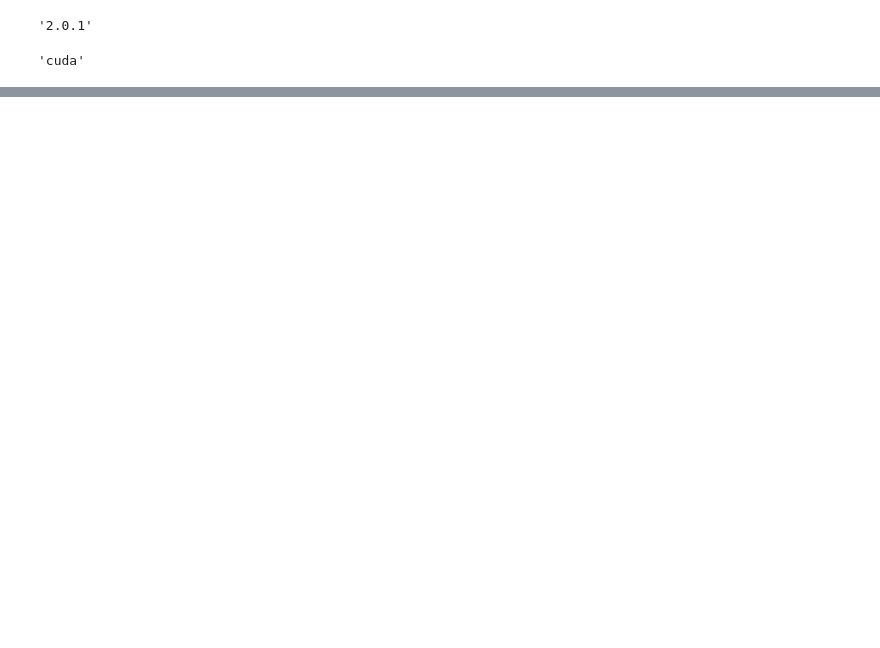
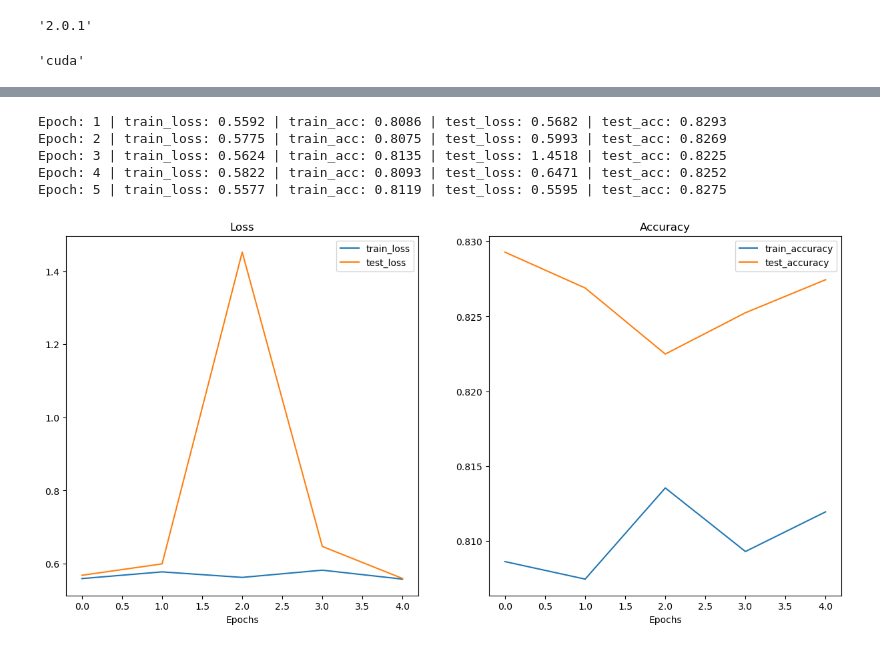
Before and after one commit to amrirasyidi/ztm_pytorch_exercise, a Jupyter notebook: 04_pytorch_custom_dataset_excercise.ipynb, the cells around one changed output, grey strips where cells are left out. Drawn from its saved outputs; the diff is of its cells as text; code cells hidden in the pictures; blank space fills up the shorter version.

```diff
--- a/04_pytorch_custom_dataset_excercise.ipynb
+++ b/04_pytorch_custom_dataset_excercise.ipynb
@@ -156,0 +76,3 @@ Image.open(source)
+# %%
+RANDOM_SEED = 42
+BATCH_SIZE = 64
@@ -156,0 +290,4 @@ Image.open(source)
+# %%
+# Define loss and optimizer
+loss_fn = nn.CrossEntropyLoss()
+optimizer = torch.optim.Adam(model_enb0.parameters(), lr=0.001)
@@ -156,0 +533,59 @@ Image.open(source)
+# %%
+# Setup training and save the results
+EPOCH = 5
+# metric = MulticlassAccuracy(num_classes=len(class_name)).to(device)
+
+results = train(
+    model=model_enb0,
+    train_dataloader=train_loader,
+    test_dataloader=test_loader,
+    optimizer=optimizer,
+    loss_fn=loss_fn,
+    epochs=EPOCH,
+    device=device)
+# %% [output]
+Epoch: 1 | train_loss: 0.5592 | train_acc: 0.8086 | test_loss: 0.5682 | test_acc: 0.8293
+Epoch: 2 | train_loss: 0.5775 | train_acc: 0.8075 | test_loss: 0.5993 | test_acc: 0.8269
+Epoch: 3 | train_loss: 0.5624 | train_acc: 0.8135 | test_loss: 1.4518 | test_acc: 0.8225
+Epoch: 4 | train_loss: 0.5822 | train_acc: 0.8093 | test_loss: 0.6471 | test_acc: 0.8252
+Epoch: 5 | train_loss: 0.5577 | train_acc: 0.8119 | test_loss: 0.5595 | test_acc: 0.8275
+# %%
+def plot_loss_curves(results):
+    """Plots training curves of a results dictionary.
+
+    Args:
+        results (dict): dictionary containing list of values, e.g.
+            {"train_loss": [...],
+             "train_acc": [...],
+             "test_loss": [...],
+             "test_acc": [...]}
+    """
+    loss = results["train_loss"]
+    test_loss = results["test_loss"]
+
+    accuracy = results["train_acc"]
+    test_accuracy = results["test_acc"]
+
+    epochs = range(len(results["train_loss"]))
+
+    plt.figure(figsize=(15, 7))
+
+    # Plot loss
+    plt.subplot(1, 2, 1)
+    plt.plot(epochs, loss, label="train_loss")
+    plt.plot(epochs, test_loss, label="test_loss")
+    plt.title("Loss")
+    plt.xlabel("Epochs")
+    plt.legend()
+
+    # Plot accuracy
+    plt.subplot(1, 2, 2)
+    plt.plot(epochs, accuracy, label="train_accuracy")
+    plt.plot(epochs, test_accuracy, label="test_accuracy")
+    plt.title("Accuracy")
+    plt.xlabel("Epochs")
+    plt.legend()
+# %%
+plot_loss_curves(results)
+# %% [output]
+[figure, added]
```
Also changed, not shown: parts of 46 cells of this notebook.
